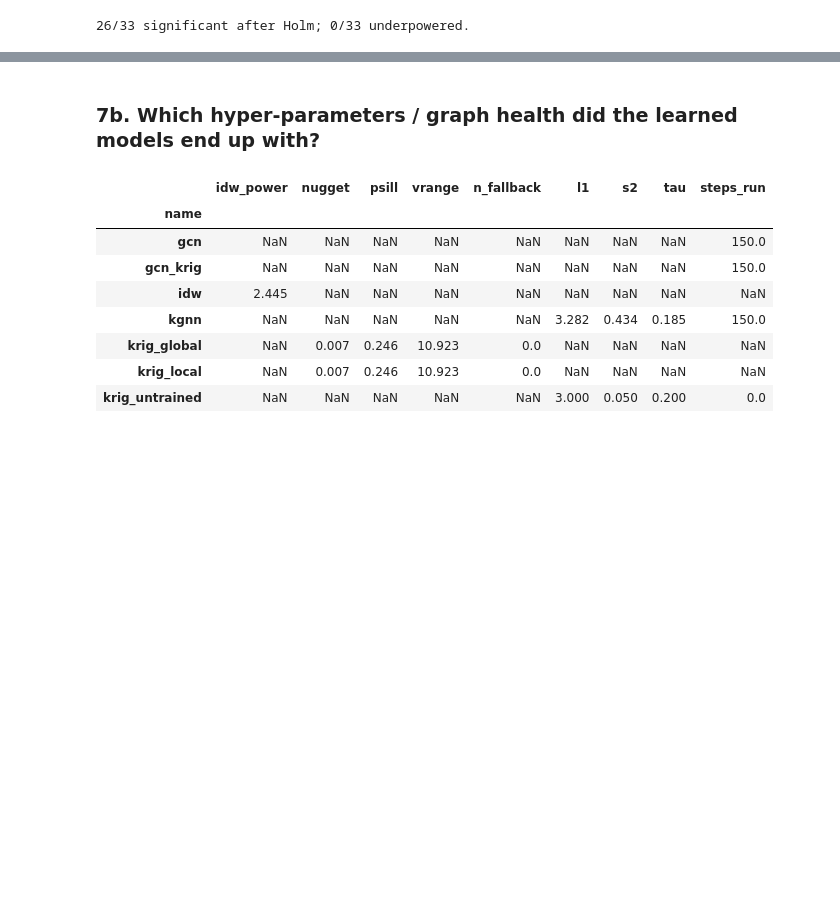
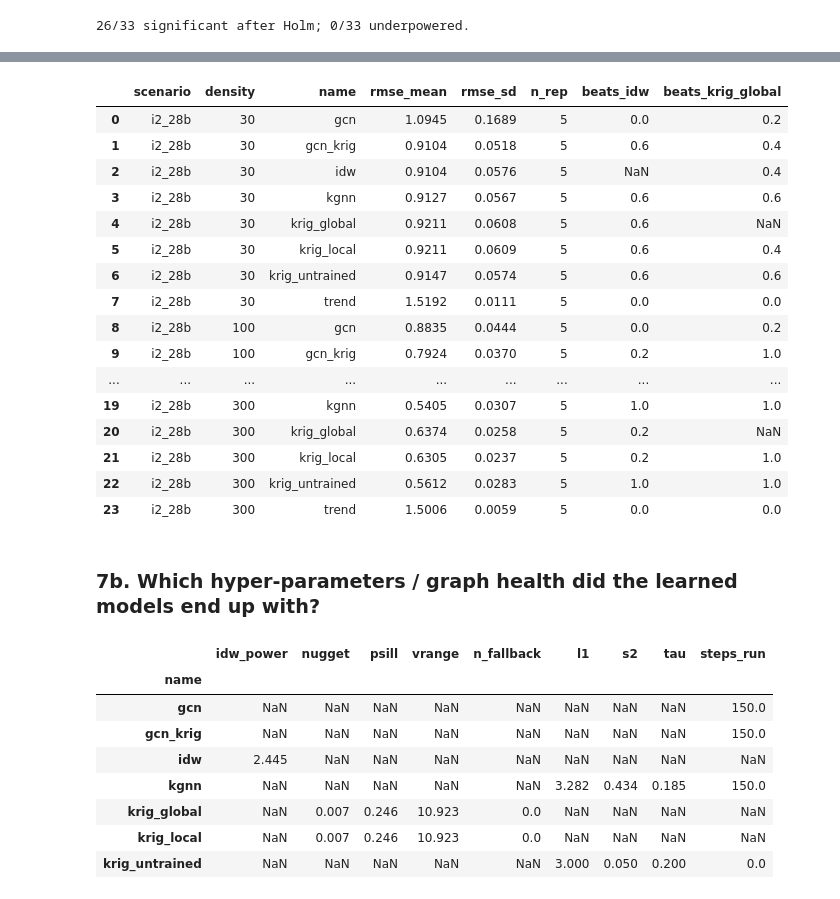
Before and after one commit to CompileArtisan/prism, a Jupyter notebook: radiomap_6g_sweep.ipynb, the cells around one changed output, grey strips where cells are left out. Saved outputs shown, nothing was run; the diff lists cells and outputs as text; code cells hidden in the pictures; blank space fills up the shorter version.

```diff
--- a/radiomap_6g_sweep.ipynb
+++ b/radiomap_6g_sweep.ipynb
@@ -416,3 +393,24 @@ if len(pc):
+# %%
+rep_tab = rc.replicate_table(res)
+display(rep_tab.round(4) if len(rep_tab) else "no scenario with a single unit")
+# %% [output]
+|  | scenario | density | name | rmse_mean | rmse_sd | n_rep | beats_idw | beats_krig_global |
+| 0 | i2_28b | 30 | gcn | 1.0945 | 0.1689 | 5 | 0.0 | 0.2 |
+| 1 | i2_28b | 30 | gcn_krig | 0.9104 | 0.0518 | 5 | 0.6 | 0.4 |
+| 2 | i2_28b | 30 | idw | 0.9104 | 0.0576 | 5 | NaN | 0.4 |
+| 3 | i2_28b | 30 | kgnn | 0.9127 | 0.0567 | 5 | 0.6 | 0.6 |
+| 4 | i2_28b | 30 | krig_global | 0.9211 | 0.0608 | 5 | 0.6 | NaN |
+| 5 | i2_28b | 30 | krig_local | 0.9211 | 0.0609 | 5 | 0.6 | 0.4 |
+| 6 | i2_28b | 30 | krig_untrained | 0.9147 | 0.0574 | 5 | 0.6 | 0.6 |
+| 7 | i2_28b | 30 | trend | 1.5192 | 0.0111 | 5 | 0.0 | 0.0 |
+| 8 | i2_28b | 100 | gcn | 0.8835 | 0.0444 | 5 | 0.0 | 0.2 |
+| 9 | i2_28b | 100 | gcn_krig | 0.7924 | 0.0370 | 5 | 0.2 | 1.0 |
+| ... | ... | ... | ... | ... | ... | ... | ... | ... |
+| 19 | i2_28b | 300 | kgnn | 0.5405 | 0.0307 | 5 | 1.0 | 1.0 |
+| 20 | i2_28b | 300 | krig_global | 0.6374 | 0.0258 | 5 | 0.2 | NaN |
+| 21 | i2_28b | 300 | krig_local | 0.6305 | 0.0237 | 5 | 0.2 | 1.0 |
+| 22 | i2_28b | 300 | krig_untrained | 0.5612 | 0.0283 | 5 | 1.0 | 1.0 |
+| 23 | i2_28b | 300 | trend | 1.5006 | 0.0059 | 5 | 0.0 | 0.0 |
 # %% [markdown]
 ### 7b. Which hyper-parameters / graph health did the learned models end up with?
 # %%
```
Also changed, not shown: parts of 9 cells of this notebook, 2 other files.
